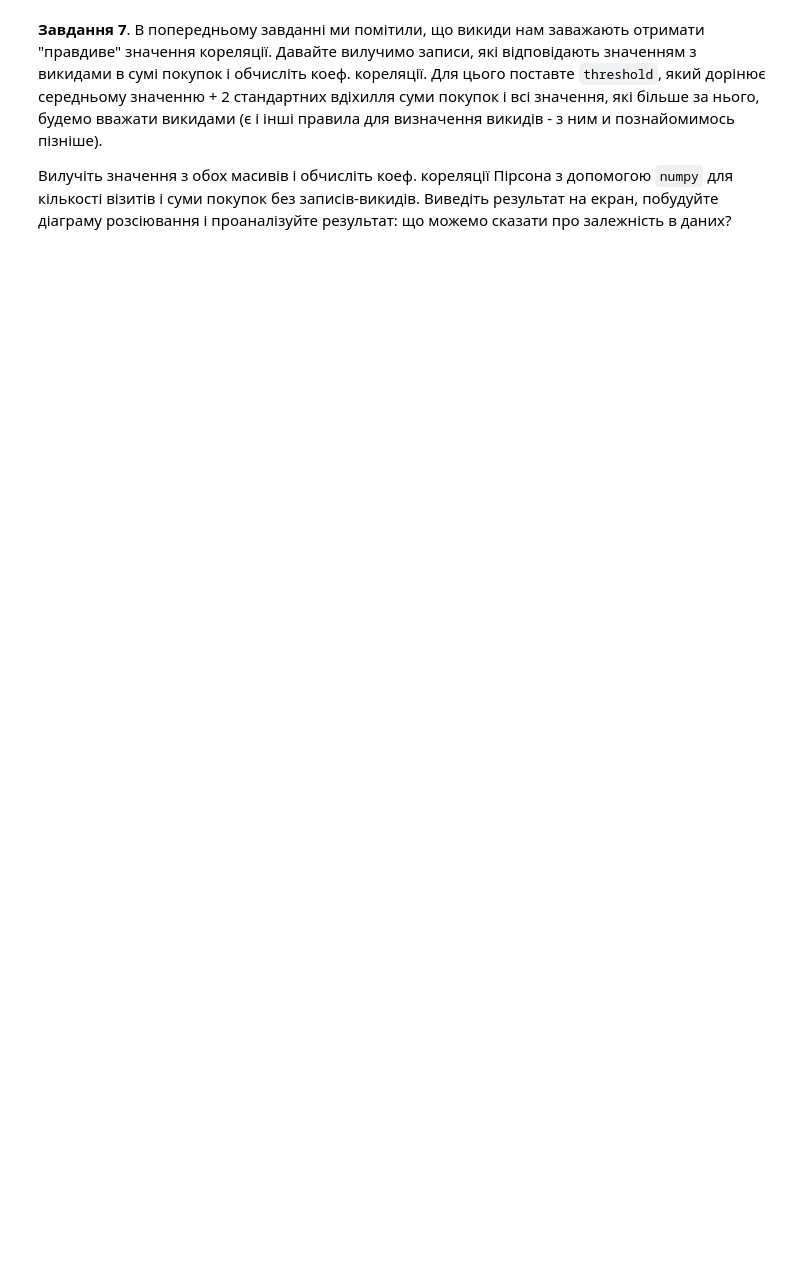
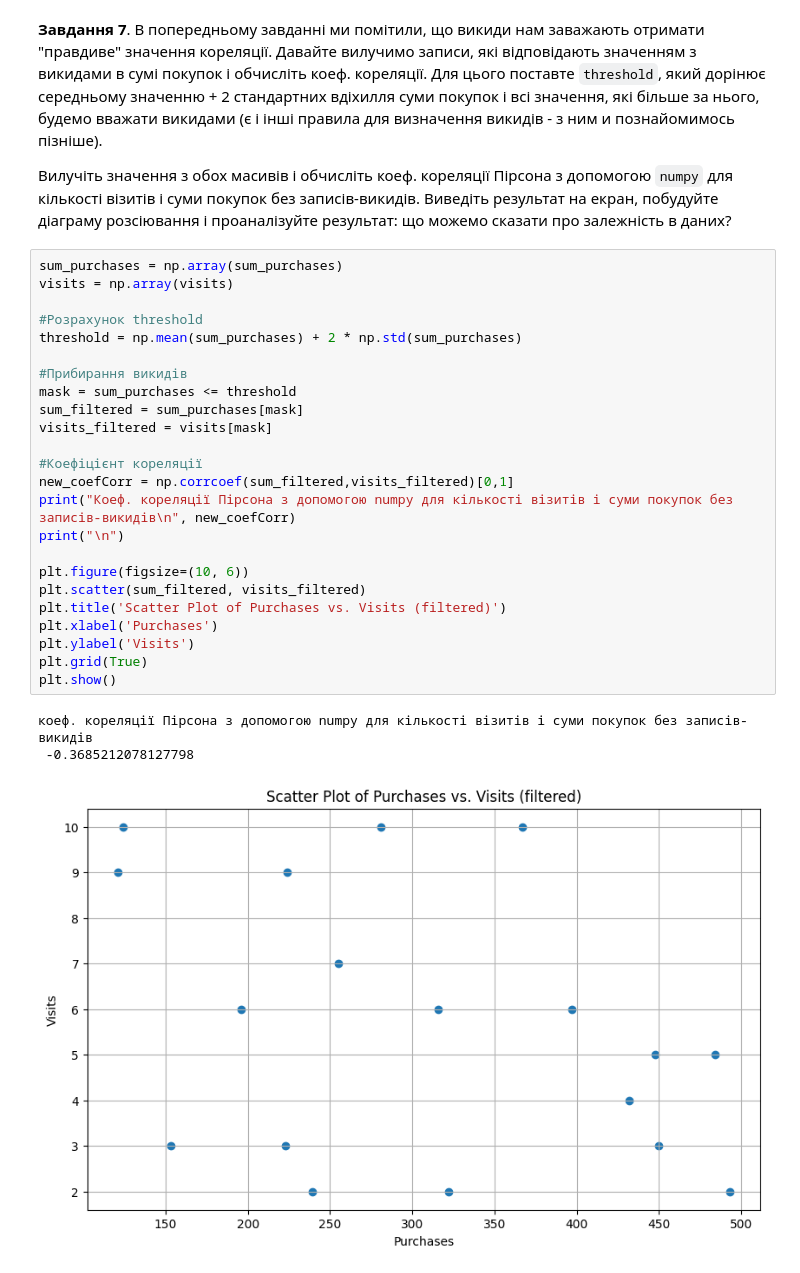
Before and after one commit to timapasechnik/ml_basic, a Jupyter notebook: HW_1_1_Основи_статистики.ipynb, the cells around one changed output. Cells and saved outputs as stored; diff of their text form; blank space fills up the shorter version.

```diff
--- a/HW_1_1_Основи_статистики.ipynb
+++ b/HW_1_1_Основи_статистики.ipynb
@@ -63,3 +164,31 @@ plt.ylabel('Number of Visits');
 **Завдання 7**. В попередньому завданні ми помітили, що викиди нам заважають отримати "правдиве" значення кореляції. Давайте вилучимо записи, які відповідають значенням з викидами в сумі покупок і обчисліть коеф. кореляції. Для цього поставте `threshold`, який дорінює середньому значенню + 2 стандартних вдіхилля суми покупок і всі значення, які більше за нього, будемо вважати викидами (є і інші правила для визначення викидів - з ним и познайомимось пізніше).
 
 Вилучіть значення з обох масивів і обчисліть коеф. кореляції Пірсона з допомогою `numpy` для кількості візитів і суми покупок без записів-викидів. Виведіть результат на екран, побудуйте діаграму розсіювання і проаналізуйте результат: що можемо сказати про залежність в даних?
+# %%
+sum_purchases = np.array(sum_purchases)
+visits = np.array(visits)
+
+#Розрахунок threshold
+threshold = np.mean(sum_purchases) + 2 * np.std(sum_purchases)
+
+#Прибирання викидів
+mask = sum_purchases <= threshold
+sum_filtered = sum_purchases[mask]
+visits_filtered = visits[mask]
+
+#Коефіцієнт кореляції
+new_coefCorr = np.corrcoef(sum_filtered,visits_filtered)[0,1]
+print("Коеф. кореляції Пірсона з допомогою numpy для кількості візитів і суми покупок без записів-викидів\n", new_coefCorr)
+print("\n")
+
+plt.figure(figsize=(10, 6))
+plt.scatter(sum_filtered, visits_filtered)
+plt.title('Scatter Plot of Purchases vs. Visits (filtered)')
+plt.xlabel('Purchases')
+plt.ylabel('Visits')
+plt.grid(True)
+plt.show()
+# %% [output]
+коеф. кореляції Пірсона з допомогою numpy для кількості візитів і суми покупок без записів-викидів
+ -0.3685212078127798
+[figure, added]
```
Also changed, not shown: parts of 10 cells of this notebook.
